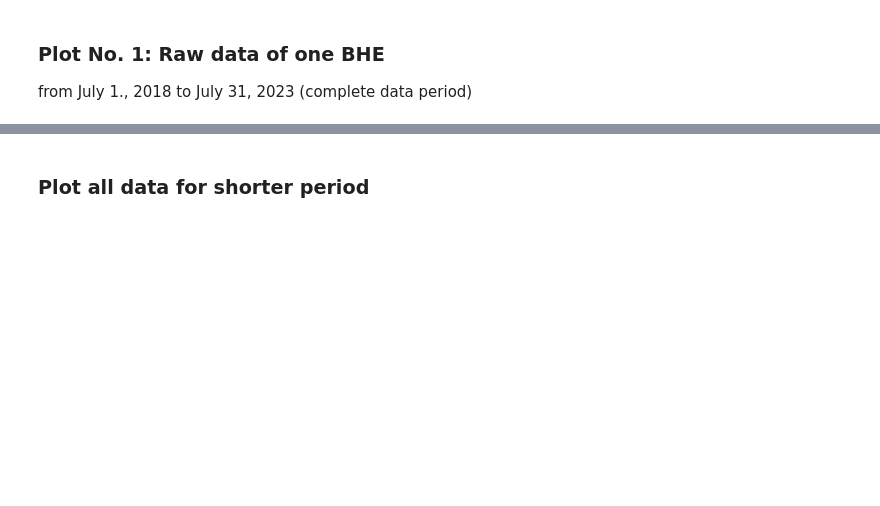
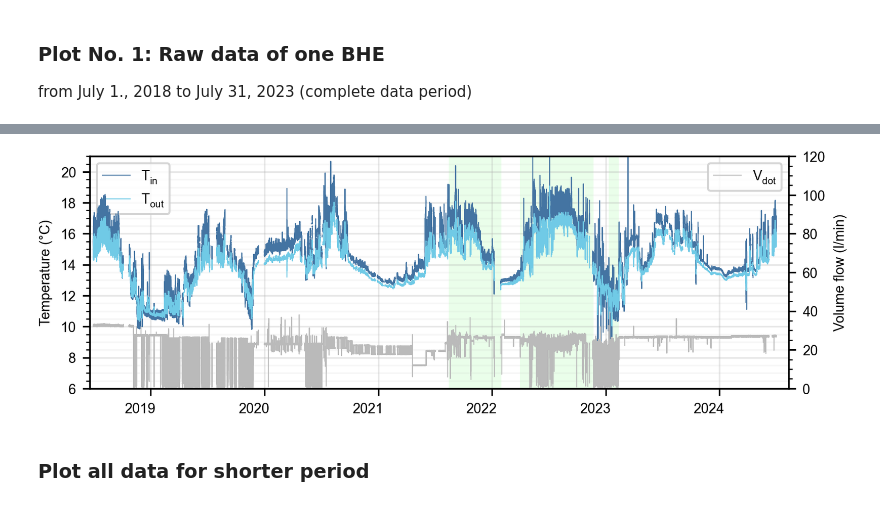
Before and after one commit to elimh/ERC_BHEfield_Data_Code, a Jupyter notebook: 1_Plot_raw_data.ipynb, the cells around one changed output, grey strips where cells are left out. Drawn from its saved outputs; the diff is of its cells as text; code cells hidden in the pictures; blank space fills up the shorter version.

```diff
--- a/1_Plot_raw_data.ipynb
+++ b/1_Plot_raw_data.ipynb
@@ -39,13 +43,16 @@ plot.plot_one_BHE(BHE_data, BHE, colordict=colordict, figsize=(fig_width,2.5), d
 # %%
-# plot used for data descriptor article
-BHE = 16
-BHE_data = load.load_data("2018-07-01 00:00:00", "2024-06-30 23:59:59", BHEs = BHE, masked=True, data_type='raw')
-
 colordict = {f'Probe_{BHE:02d}_T_in': '#4474A2', f'Probe_{BHE:02d}_T_out': '#70CAE6', f'Probe_{BHE:02d}_V_dot': '#BABABA'}
-fig, ax = plot.plot_one_BHE(BHE_data, BHE, colordict=colordict, figsize=(fig_width,2.5), dpi=300, title=f'Raw data of BHE {BHE}')
+fig, ax = plot.plot_one_BHE(BHE_data, BHE, colordict=colordict, figsize=(fig_width,2.4), dpi=300, title=False, axis_label_T = 'Temperature (°C)', axis_label_V = 'Volume flow (l/min)')
 
 ax.set_xlim("2018-06-20 00:00:00", "2024-08-10 00:00:00")
+
+ax.axvspan('2021-08-15', '2022-01-31', facecolor='palegreen', edgecolor='none', alpha=.2, label='Optmizized operation')
+ax.axvspan('2022-04-01', '2022-11-22', facecolor='palegreen', edgecolor='none', alpha=.2, label='Optmizized operation')
+ax.axvspan('2023-01-10', '2023-02-12', facecolor='palegreen', edgecolor='none', alpha=.2, label='Optmizized operation')
+
 fig.savefig(f'Raw_data_full_period_{BHE:02d}.pdf', bbox_inches='tight')
+# %% [output]
+[figure, added]
 # %% [markdown]
 ### Plot all data for shorter period
 # %%
```
Also changed, not shown: parts of 5 cells of this notebook, 10 other files.
